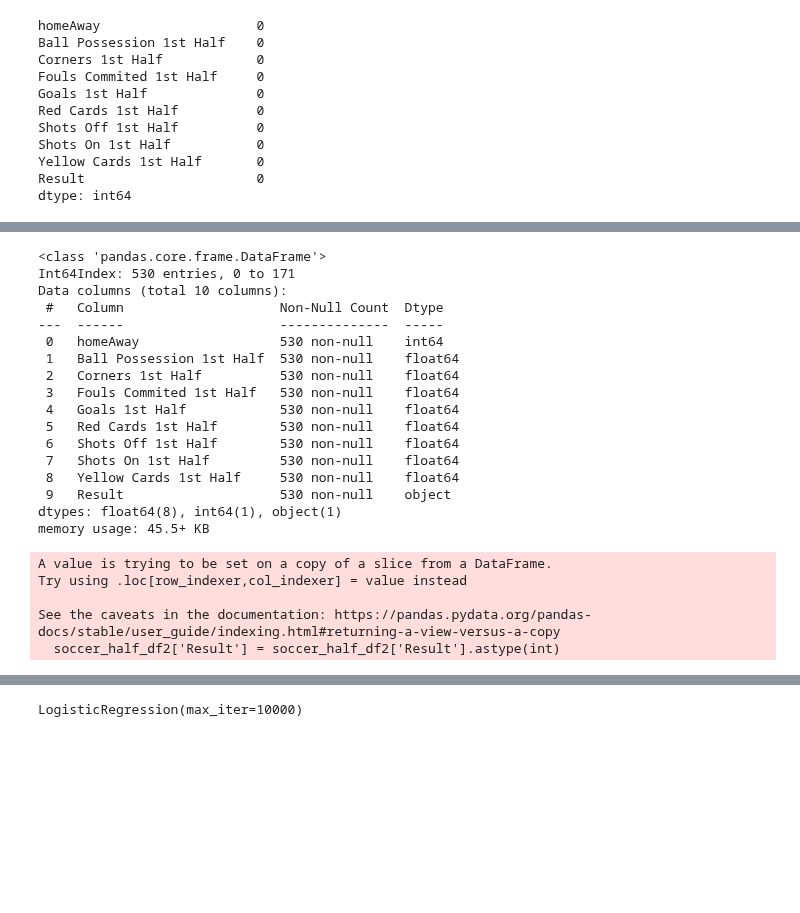
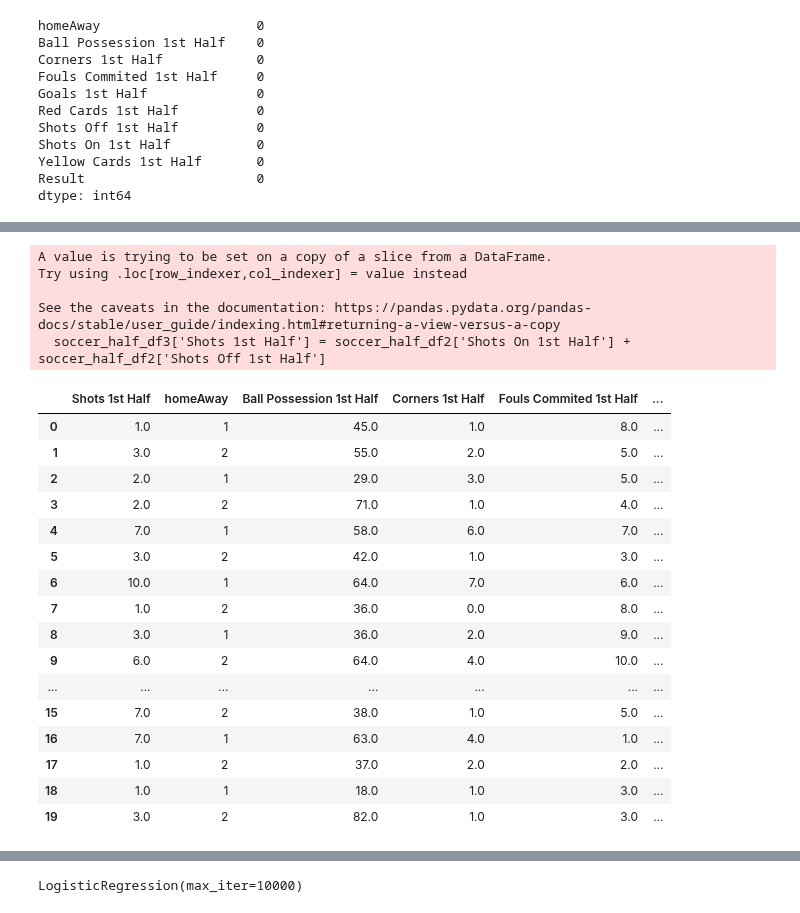
Before and after one commit to half-time-analyze/win-draw, a Jupyter notebook: win-nowin.ipynb, the cells around one changed output, grey strips where cells are left out. Drawn from its saved outputs; the diff is of its cells as text; code cells hidden in the pictures; blank space fills up the shorter version.

```diff
--- a/win-nowin.ipynb
+++ b/win-nowin.ipynb
@@ -67 +195,33 @@ dtype: int64
+# %%
+#Shots per 1st Half 변수 만들기
+#데이터에 변수 추가(insert)
+soccer_half_df2.insert(0, column = 'Shots 1st Half', value = 0)
+# %%
+# warning발생
+soccer_half_df3 = soccer_half_df2
+soccer_half_df3['Shots 1st Half'] = soccer_half_df2['Shots On 1st Half'] + soccer_half_df2['Shots Off 1st Half']
+soccer_half_df3.head(20)
+# %% [output]
+A value is trying to be set on a copy of a slice from a DataFrame.
+Try using .loc[row_indexer,col_indexer] = value instead
+
+See the caveats in the documentation: https://pandas.pydata.org/pandas-docs/stable/user_guide/indexing.html#returning-a-view-versus-a-copy
+  soccer_half_df3['Shots 1st Half'] = soccer_half_df2['Shots On 1st Half'] + soccer_half_df2['Shots Off 1st Half']
+|  | Shots 1st Half | homeAway | Ball Possession 1st Half | Corners 1st Half | Fouls Commited 1st Half | ... |
+| 0 | 1.0 | 1 | 45.0 | 1.0 | 8.0 | ... |
+| 1 | 3.0 | 2 | 55.0 | 2.0 | 5.0 | ... |
+| 2 | 2.0 | 1 | 29.0 | 3.0 | 5.0 | ... |
+| 3 | 2.0 | 2 | 71.0 | 1.0 | 4.0 | ... |
+| 4 | 7.0 | 1 | 58.0 | 6.0 | 7.0 | ... |
+| 5 | 3.0 | 2 | 42.0 | 1.0 | 3.0 | ... |
+| 6 | 10.0 | 1 | 64.0 | 7.0 | 6.0 | ... |
+| 7 | 1.0 | 2 | 36.0 | 0.0 | 8.0 | ... |
+| 8 | 3.0 | 1 | 36.0 | 2.0 | 9.0 | ... |
+| 9 | 6.0 | 2 | 64.0 | 4.0 | 10.0 | ... |
+| ... | ... | ... | ... | ... | ... | ... |
+| 15 | 7.0 | 2 | 38.0 | 1.0 | 5.0 | ... |
+| 16 | 7.0 | 1 | 63.0 | 4.0 | 1.0 | ... |
+| 17 | 1.0 | 2 | 37.0 | 2.0 | 2.0 | ... |
+| 18 | 1.0 | 1 | 18.0 | 1.0 | 3.0 | ... |
+| 19 | 3.0 | 2 | 82.0 | 1.0 | 3.0 | ... |
 # %%
@@ -88,29 +239,0 @@ target = soccer_half_df2['Result']
-# %%
-soccer_half_df2.info()
-# %% [output]
-<class 'pandas.core.frame.DataFrame'>
-Int64Index: 530 entries, 0 to 171
-Data columns (total 10 columns):
- #   Column                    Non-Null Count  Dtype
----  ------                    --------------  -----
- 0   homeAway                  530 non-null    int64
- 1   Ball Possession 1st Half  530 non-null    float64
- 2   Corners 1st Half          530 non-null    float64
- 3   Fouls Commited 1st Half   530 non-null    float64
- 4   Goals 1st Half            530 non-null    float64
- 5   Red Cards 1st Half        530 non-null    float64
- 6   Shots Off 1st Half        530 non-null    float64
- 7   Shots On 1st Half         530 non-null    float64
- 8   Yellow Cards 1st Half     530 non-null    float64
- 9   Result                    530 non-null    object
-dtypes: float64(8), int64(1), object(1)
-memory usage: 45.5+ KB
-# %%
-#result의 자료형 변경하기
-soccer_half_df2['Result'] = soccer_half_df2['Result'].astype(int)
-# %% [output]
-A value is trying to be set on a copy of a slice from a DataFrame.
-Try using .loc[row_indexer,col_indexer] = value instead
-
-See the caveats in the documentation: https://pandas.pydata.org/pandas-docs/stable/user_guide/indexing.html#returning-a-view-versus-a-copy
-  soccer_half_df2['Result'] = soccer_half_df2['Result'].astype(int)
```
Also changed, not shown: parts of 51 cells of this notebook, 1 other file.
